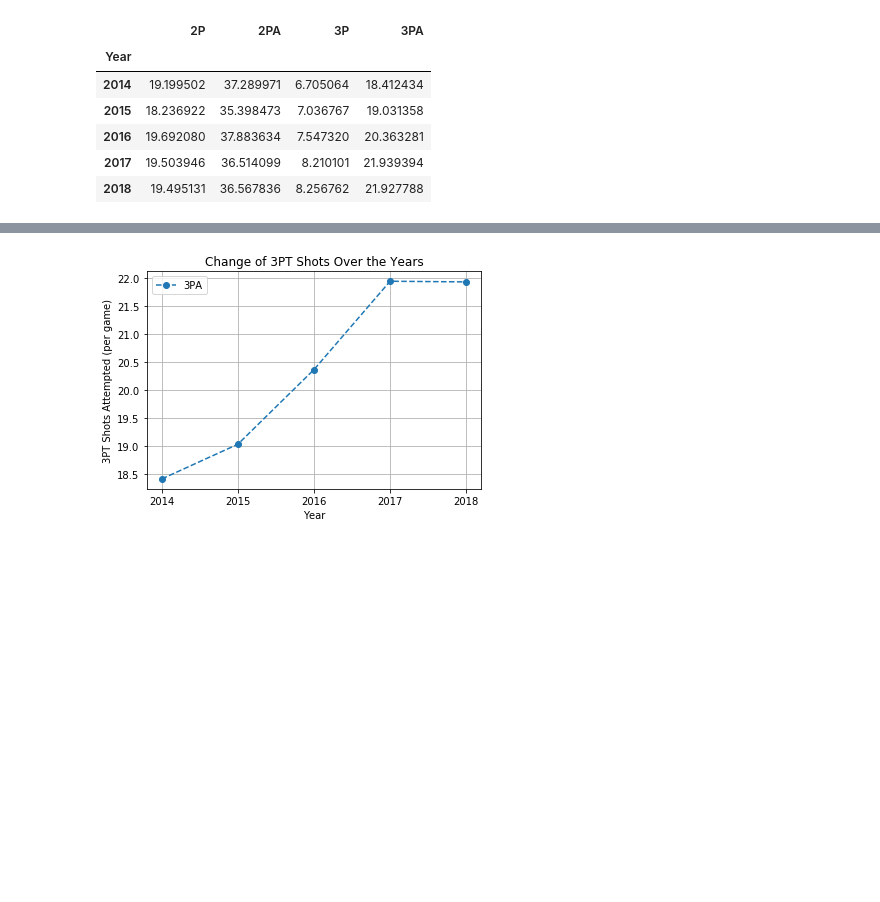
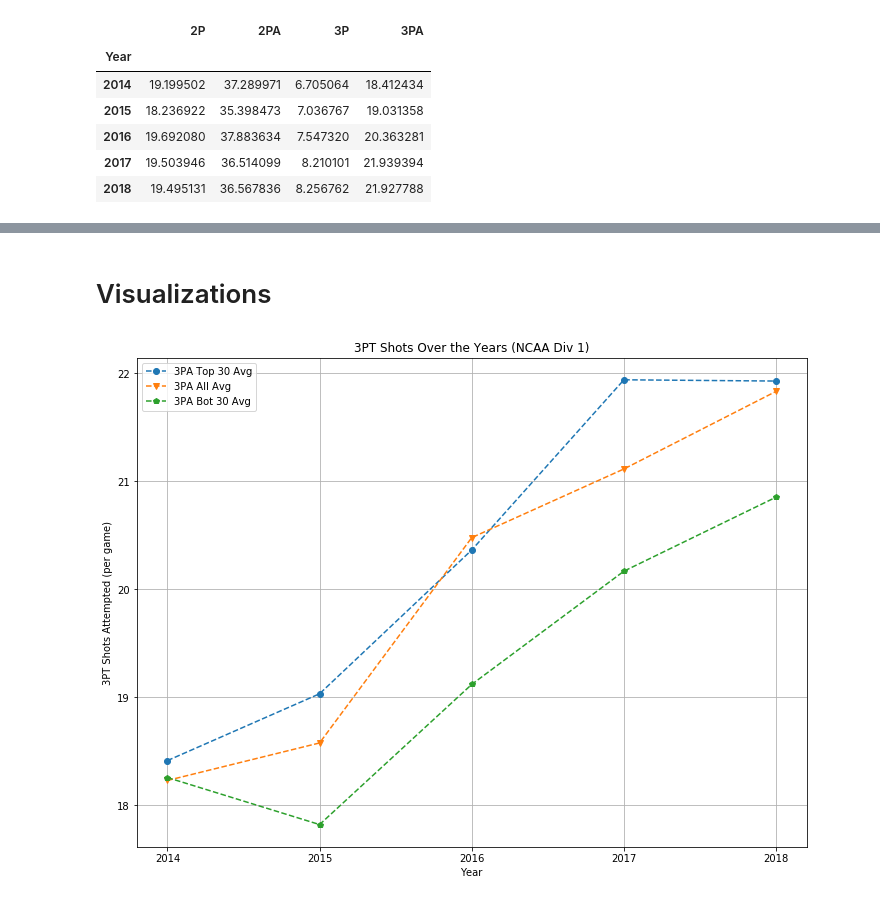
Before and after one commit to tanjowen/NCAA-vs-NBA, a Jupyter notebook: NCAA.ipynb, the cells around one changed output, grey strips where cells are left out. Drawn from its saved outputs; the diff is of its cells as text; code cells hidden in the pictures; blank space fills up the shorter version.

```diff
--- a/NCAA.ipynb
+++ b/NCAA.ipynb
@@ -109,3 +104,10 @@ combined_ncaa_2and3tot
 | 2016 | 19.692080 | 37.883634 | 7.547320 | 20.363281 |
 | 2017 | 19.503946 | 36.514099 | 8.210101 | 21.939394 |
 | 2018 | 19.495131 | 36.567836 | 8.256762 | 21.927788 |
+# %%
+#Bot 30 Teams div 1
+ncaa_13_14_bot = ncaa_13_14.drop(ncaa_13_14.index[:-30])
+ncaa_14_15_bot = ncaa_14_15.drop(ncaa_14_15.index[:-30])
+ncaa_15_16_bot = ncaa_15_16.drop(ncaa_15_16.index[:-30])
+ncaa_16_17_bot = ncaa_16_17.drop(ncaa_16_17.index[:-30])
+ncaa_17_18_bot = ncaa_17_18.drop(ncaa_17_18.index[:-30])
@@ -111,0 +181,6 @@ combined_ncaa_2and3tot
+# %%
+combined_ncaa_2and3tot_bot = pd.merge(ncaa_13_14_two_bot, ncaa_14_15_two_bot, how='outer', on=['Year', '3P', '3PA', '2P', '2PA'])
+combined_ncaa_2and3tot_bot = pd.merge(combined_ncaa_2and3tot_bot, ncaa_15_16_two_bot, how='outer', on=['Year', '3P', '3PA', '2P', '2PA'])
+combined_ncaa_2and3tot_bot = pd.merge(combined_ncaa_2and3tot_bot, ncaa_16_17_two_bot, how='outer', on=['Year', '3P', '3PA', '2P', '2PA'])
+combined_ncaa_2and3tot_bot = pd.merge(combined_ncaa_2and3tot_bot, ncaa_17_18_two_bot, how='outer', on=['Year', '3P', '3PA', '2P', '2PA'])
+combined_ncaa_2and3tot_bot
@@ -111,0 +262,6 @@ combined_ncaa_2and3tot
+# %%
+combined_ncaa_2and3tot_all = pd.merge(ncaa_13_14_two_all, ncaa_14_15_two_all, how='outer', on=['Year', '3P', '3PA', '2P', '2PA'])
+combined_ncaa_2and3tot_all = pd.merge(combined_ncaa_2and3tot_all, ncaa_15_16_two_all, how='outer', on=['Year', '3P', '3PA', '2P', '2PA'])
+combined_ncaa_2and3tot_all = pd.merge(combined_ncaa_2and3tot_all, ncaa_16_17_two_all, how='outer', on=['Year', '3P', '3PA', '2P', '2PA'])
+combined_ncaa_2and3tot_all = pd.merge(combined_ncaa_2and3tot_all, ncaa_17_18_two_all, how='outer', on=['Year', '3P', '3PA', '2P', '2PA'])
+combined_ncaa_2and3tot_all
@@ -112,15 +276,22 @@ combined_ncaa_2and3tot
+# %% [markdown]
+# Visualizations
 # %%
+plt.figure(figsize=(12,9))
 plt.errorbar(combined_ncaa_2and3tot.index, combined_ncaa_2and3tot['3PA'],
-             marker='o', linestyle='--')
+             marker='o', linestyle='--', label='3PA Top 30 Avg')
+plt.errorbar(combined_ncaa_2and3tot_all.index, combined_ncaa_2and3tot_all['3PA'],
+             marker='v', linestyle='--', label='3PA All Avg')
+plt.errorbar(combined_ncaa_2and3tot_bot.index, combined_ncaa_2and3tot_bot['3PA'],
+             marker='p', linestyle='--', label='3PA Bot 30 Avg')
 
 plt.grid()
 plt.legend(loc='best', fancybox=True)
-plt.title("Change of 3PT Shots Over the Years")
+plt.title("3PT Shots Over the Years (NCAA Div 1)")
 plt.xlabel("Year")
 plt.ylabel("3PT Shots Attempted (per game)")
-
+plt.savefig("Charts/3pt_ncaa")
 # Save the Figure
 plt.show()
 # %% [output]
-[figure, old version]
+[figure, new version]
 # %%
```
Also changed, not shown: parts of 6 cells of this notebook, 5 other files.
